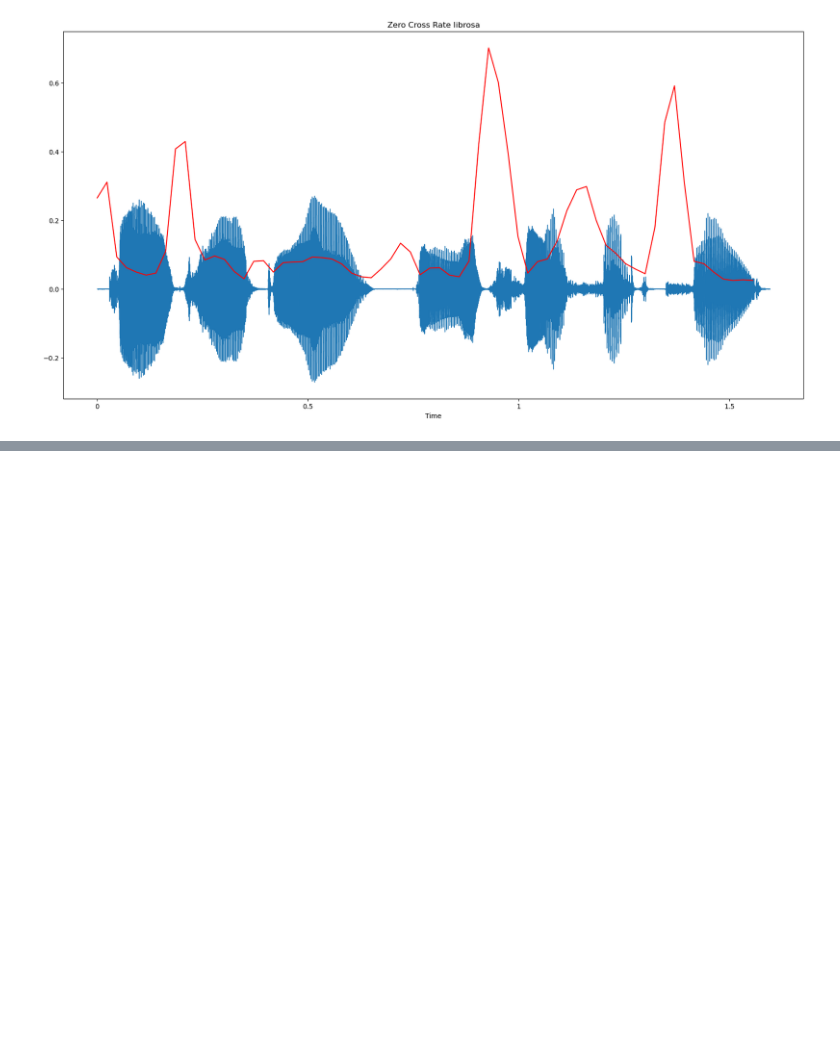
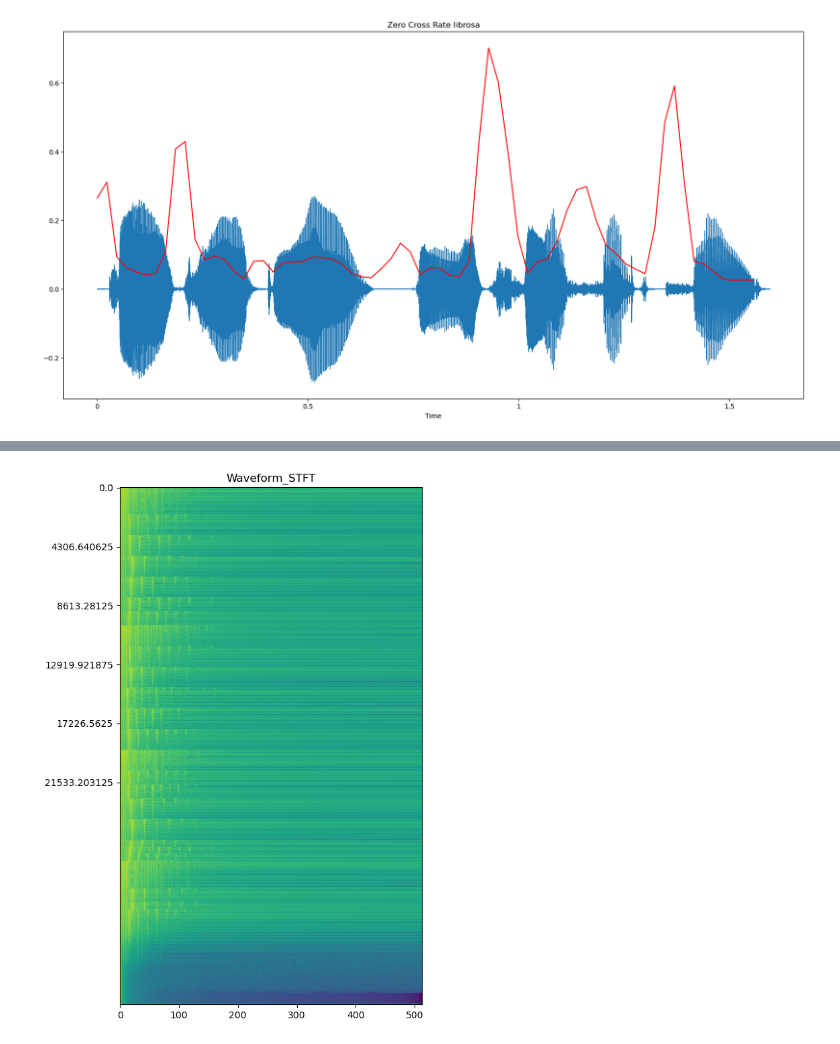
Before and after one commit to miraclebai/pytorch_practice, a Jupyter notebook: Audio_processing.ipynb, the cells around one changed output, grey strips where cells are left out. Cells and saved outputs as stored; diff of their text form; code cells hidden in the pictures; blank space fills up the shorter version.

```diff
--- a/Audio_processing.ipynb
+++ b/Audio_processing.ipynb
@@ -225,0 +315,54 @@ bias =  [ 0.00097656  0.          0.          0.          0.          0.
+# %%
+"""信号的STFT
+# 1.加载信号
+# 2.信号分帧：补零->分帧->加窗
+# 3.信号做傅里叶变换np.fft.rfft(waveform_frame,n_fft)
+# waveform_fft = np.fft.rfft(waveform_win,n_fft)
+# 4.功率谱函数waveform_pow = np.abs(waveform_fft)**2/n_fft
+# waveform_db = 20* np.log10(waveform_pow)
+# 4.绘制波形
+"""
+
+import librosa
+import numpy as np
+from matplotlib import pyplot as plt
+
+# 1.加载信号
+wave_path = "/Users/baijingyuan/Desktop/audio_data/music_piano.wav"
+waveform, sr = librosa.load(wave_path, sr = None)
+
+# 2.信号分帧：补零->分帧->加窗
+
+    # 补零
+frame_size, hop_size = 1024, int(1024 * 0.5)
+if len(waveform) % hop_size != 0:
+    frame_num = int((len(waveform) - frame_size) / hop_size) + 1
+    pad_num = frame_num * hop_size +frame_size - len(waveform)
+    waveform = np.pad(waveform, (0, pad_num), 'wrap')
+frame_num = int((len(waveform) - frame_size) / hop_size) + 1
+
+    # 分帧
+row = np.tile(np.arange(0, frame_size, step = 1), (frame_num, 1))
+column = np.tile(np.arange(0, frame_num * (frame_size - hop_size), step = frame_size - hop_size), (frame_size, 1)).T
+index = row + column
+waveform_frame = waveform[index]
+
+    # 加窗
+waveform_frame = waveform_frame + np.hanning(frame_size)
+
+# 3.信号做傅里叶变换np.fft.rfft(waveform_frame,n_fft)
+waveform_stft = np.fft.rfft(waveform_frame, 1024)
+
+# 4.功率谱函数waveform_pow = np.abs(waveform_stft)**2/n_fft
+waveform_pow = np.abs(waveform_stft)**2/1024
+waveform_db = 20 * np.log10(waveform_pow)
+
+# 5.绘制波形
+plt.figure(figsize = (10, 10))
+plt.imshow(waveform_db)
+y_ticks = np.arange(0, int(1024/2), 100)
+plt.yticks(ticks = y_ticks, labels = y_ticks * sr / 1024)
+plt.title("Waveform_STFT")
+plt.show()
+# %% [output]
+[figure, added]
```
Also changed, not shown: parts of 4 cells of this notebook, 5 other files.
